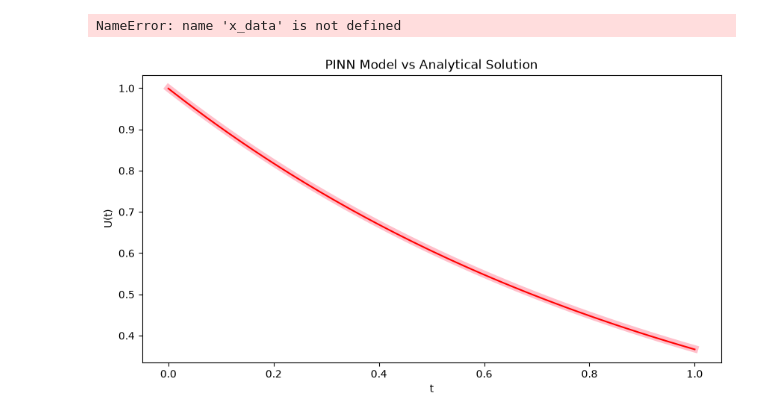
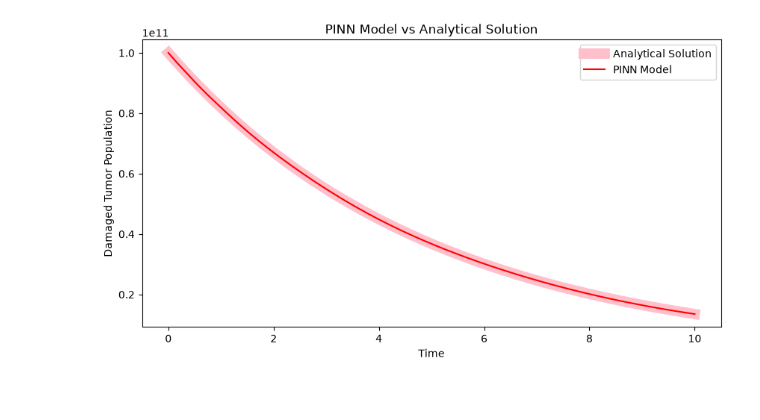
Before and after one commit to NavitaMishra11/PINNPractice, a Jupyter notebook: PINNpractice DeltaD.ipynb, the cells around one changed output. Saved outputs shown, nothing was run; the diff lists cells and outputs as text; code cells hidden in the pictures.

```diff
--- a/PINNpractice DeltaD.ipynb
+++ b/PINNpractice DeltaD.ipynb
@@ -7,12 +7,13 @@ import matplotlib.pyplot as plt
 # %%
 from numpy import exp
 
-delta_D: float = 1.0
+delta_D: float = 0.2
 # def differential_equation(TD: torch.Tensor):
 #     return -(delta_D * TD)
 
-TD0 = 1.0
-TD0 = torch.tensor([TD0], dtype=torch.float32)
+TD0_val = 1e11
+TD0 = torch.tensor([TD0_val], dtype=torch.float32)
+TD0_norm = torch.tensor([1.0], dtype=torch.float32)
 # def solution(x):
 #     return TD0 * exp(-delta_D * x)
 # %%
@@ -44,7 +45,8 @@ class PINNModel(nn.Module):
 # %%
 #Preparing Points for Training
 device = torch.device("cuda" if torch.cuda.is_available() else "cpu")
-x = torch.linspace(0, 1, 100).reshape(-1, 1) #many data points
+x = torch.linspace(0, 10, 1000).reshape(-1, 1) #many data points
+y_norm = TD0_norm.numpy() * np.exp(-delta_D * x.numpy())
 # y = solution(x).reshape(-1, 1) #analytical solution for the differential equation
 y = (TD0 * exp(-delta_D * x.numpy())).reshape(-1, 1)
 
@@ -57,7 +59,7 @@ y = (TD0 * exp(-delta_D * x.numpy())).reshape(-1, 1)
 # y_data_t = y_data.detach().clone().to(device=device, dtype=torch.float32).reshape(-1, 1)
 
 #creating points for physics loss
-x_physics = torch.linspace(0, 1, 100, requires_grad=True, device=device, dtype=torch.float32).reshape(-1, 1)
+x_physics = torch.linspace(0, 10, 100, requires_grad=True, device=device, dtype=torch.float32).reshape(-1, 1)
 # %%
 #Training Loop
 #Goals: Match the data points and satisfy the differential equation
@@ -116,23 +118,30 @@ Epoch: 19000, Total Loss: 2.900637241509685e-07, Physics Loss: 2.484611627551203
 # %%
 #Testing the Model
 model.eval()
 x_test = x.detach().clone().to(device=device, dtype=torch.float32)
-y_pred = model(x_test).detach().cpu().numpy().reshape(-1, 1) #get Pinn Solution curve
+y_pred_norm = model(x_test).detach().cpu().numpy().reshape(-1, 1)
+y_pred_real = y_pred_norm * TD0_val
+
+y_real = y_norm * TD0_val
+
 
 #Plotting the Neural Network Model vs Analytical Solution
 plt.figure(figsize=(10, 5))
 plt.title("PINN Model vs Analytical Solution")
-plt.plot(x, y, label="Analytical Solution", color="pink", linewidth=7)
-plt.xlabel("t")
-plt.ylabel("U(t)")
+y = TD0 * exp(-delta_D * x)
+plt.plot(x, y, label="Analytical Solution", color="pink", linewidth=10)
+plt.xlabel("Time")
+plt.ylabel("Damaged Tumor Population")
 
 #plotting the analytical solution
-plt.plot(x, y_pred, label="PINN Model", color="red")
+plt.plot(x, y_pred_real, label="PINN Model", color="red")
 
 #plotting the training data points
-plt.plot(x_data, y_data, label="Data Points", color="blue", linestyle="None", marker="o")
+idx = np.arange(0, len(x), 100)
+x_points = x[idx].numpy()
+y_points = y_real[idx]
+#plt.plot(x_points, y_points, label="Data Points", color="blue", linestyle="None", marker="o")
 plt.legend()
 plt.show()
 # %% [output]
-NameError: name 'x_data' is not defined
-[figure, old version]
+[figure, new version]
```
Also changed, not shown: parts of 1 cell of this notebook, 4 other files.
